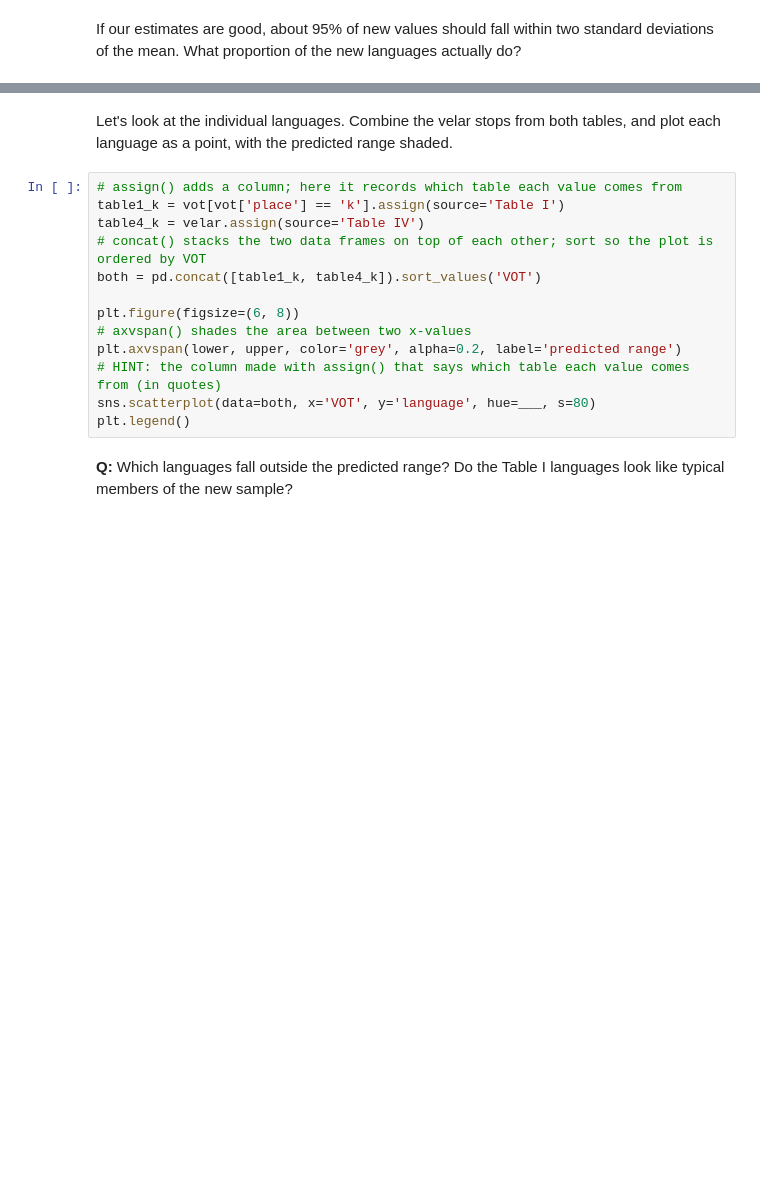
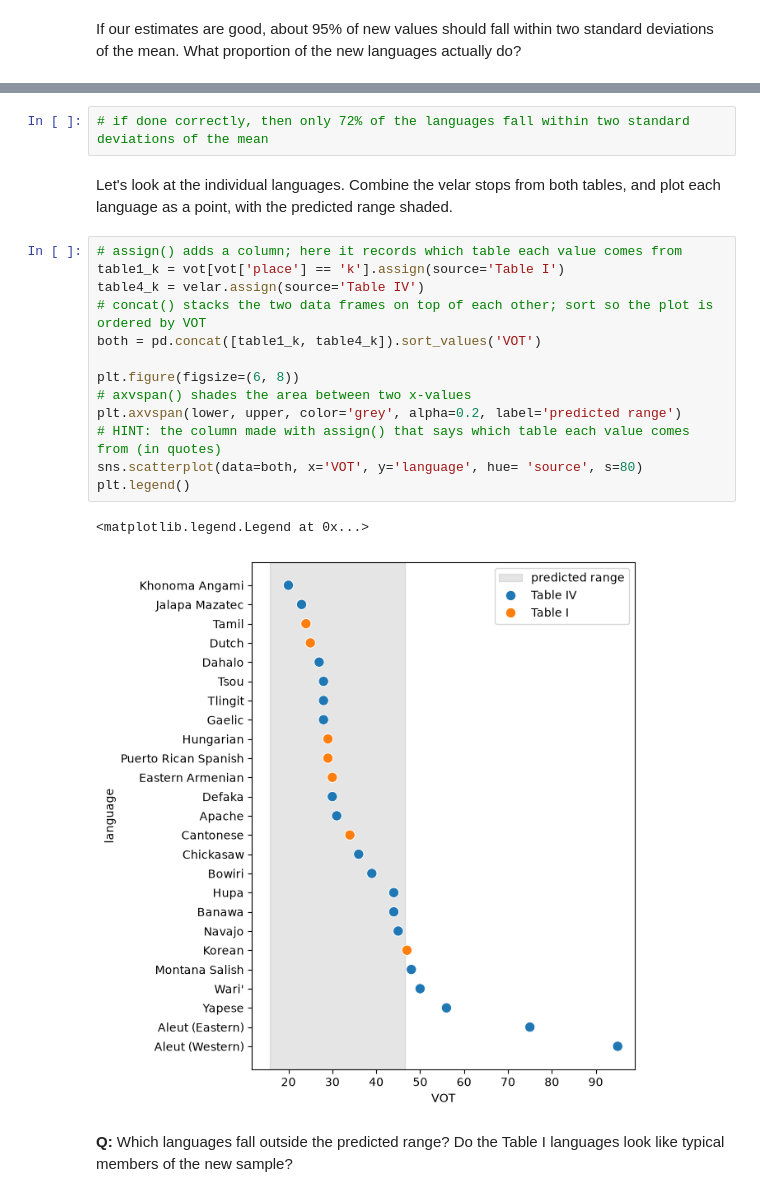
Before and after one commit to LiseSkovSimested/ExPsyLing_E2026, a Jupyter notebook: estimation_exercises.ipynb, the cells around one changed output, grey strips where cells are left out. Cells and saved outputs as stored; diff of their text form; blank space fills up the shorter version.

```diff
--- a/estimation_exercises.ipynb
+++ b/estimation_exercises.ipynb
@@ -290,17 +296,22 @@ print(f"Proportion of new values inside the range: {inside:.2f}")
+# %%
+# if done correctly, then only 72% of the languages fall within two standard deviations of the mean
 # %% [markdown]
 Let's look at the individual languages. Combine the velar stops from both tables, and plot each language as a point, with the predicted range shaded.
 # %%
 # assign() adds a column; here it records which table each value comes from
 table1_k = vot[vot['place'] == 'k'].assign(source='Table I')
 table4_k = velar.assign(source='Table IV')
 # concat() stacks the two data frames on top of each other; sort so the plot is ordered by VOT
 both = pd.concat([table1_k, table4_k]).sort_values('VOT')
 
 plt.figure(figsize=(6, 8))
 # axvspan() shades the area between two x-values
 plt.axvspan(lower, upper, color='grey', alpha=0.2, label='predicted range')
 # HINT: the column made with assign() that says which table each value comes from (in quotes)
-sns.scatterplot(data=both, x='VOT', y='language', hue=___, s=80)
+sns.scatterplot(data=both, x='VOT', y='language', hue= 'source', s=80)
 plt.legend()
+# %% [output]
+<matplotlib.legend.Legend at 0x...>
+[figure, added]
 # %% [markdown]
 **Q:** Which languages fall outside the predicted range? Do the Table I languages look like typical members of the new sample?
```
Also changed, not shown: parts of 4 cells of this notebook.
